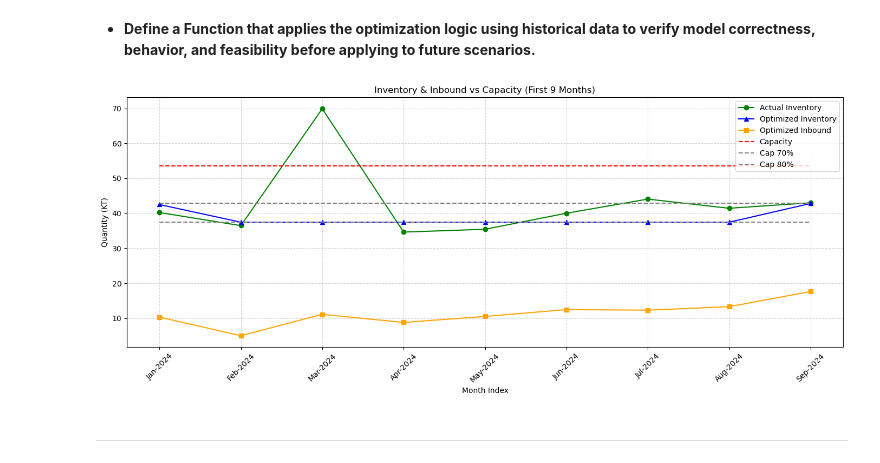
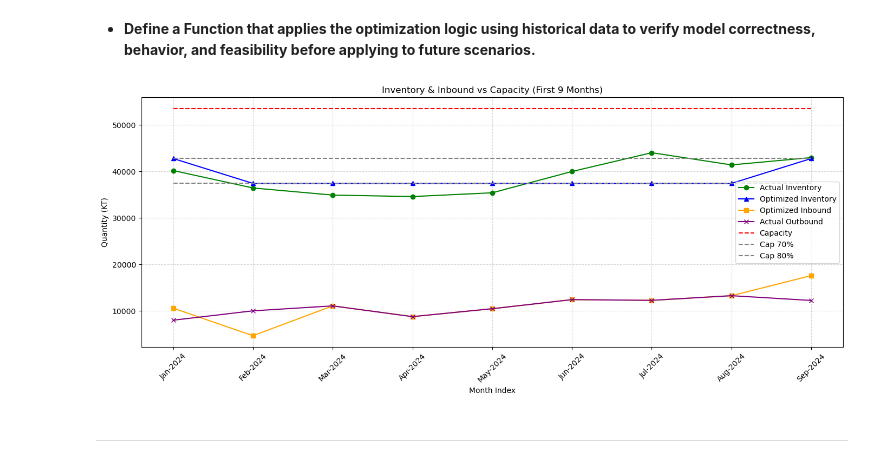
Before and after one commit to Atothegod/Exxon_Hackathon, a Jupyter notebook: 01-Singapore.ipynb, the cells around one changed output. Saved outputs shown, nothing was run; the diff lists cells and outputs as text; code cells hidden in the pictures.

```diff
--- a/01-Singapore.ipynb
+++ b/01-Singapore.ipynb
@@ -423,10 +436,10 @@ plt.show()
 # %% [markdown]
 ## **Adjust Inventory Predicted**
 # %%
-comparison_valid = comparison.dropna(subset=['Predicted_Inventory','Quantity_KT_Inventory'])
+comparison_valid = comparison.dropna(subset=['Predicted_Inventory','Quantity_MT_Inventory'])
 
 X = comparison_valid[['Predicted_Inventory']]
-y = comparison_valid['Quantity_KT_Inventory']
+y = comparison_valid['Quantity_MT_Inventory']
 
 scaler = RobustScaler()
 X_scaled = scaler.fit_transform(X)
@@ -465,9 +478,9 @@ print(f"[Test ] MAE: {mean_absolute_error(y_test, y_test_pred):.2f} | RMSE: {np.
 # %%
 X_all = scaler.transform(comparison[['Predicted_Inventory']].fillna(0))
 comparison['Predicted_Adjusted'] = xgb.predict(X_all)
-comparison['Deviation_Adjusted'] = comparison['Quantity_KT_Inventory'] - comparison['Predicted_Adjusted']
+comparison['Deviation_Adjusted'] = comparison['Quantity_MT_Inventory'] - comparison['Predicted_Adjusted']
 
-fig = px.line(comparison, x='month', y=['Quantity_KT_Inventory', 'Predicted_Inventory', 'Predicted_Adjusted'],
+fig = px.line(comparison, x='month', y=['Quantity_MT_Inventory', 'Predicted_Inventory', 'Predicted_Adjusted'],
               title='Actual vs Predicted Inventory', markers=True)
 fig.update_layout(yaxis_title='Inventory (KT)', xaxis_title='Month')
 fig.show()
@@ -567,7 +580,7 @@ fig.show()
 optimize = pd.DataFrame({
     'Actual Inbound': Inbound_monthly_singapore['Quantity_KT_In'],
     'Actual Outbound': Outbound_monthly_singapore['Quantity_KT_Out'],
-    'Actual Inventory': Inventory_monthly_singapore['Quantity_KT_Inventory'],
+    'Actual Inventory': Inventory_monthly_singapore['Quantity_MT_Inventory'],
     'Adjusted Inventory': comparison['Predicted_Adjusted'],
     'Adjusted Outbound': outbound_comparison['Predicted_Outbound_Adjusted'],
     'Capacity' : singapore_predicted['Total Cap (KT)'].values
@@ -592,15 +605,15 @@ optimize
 # %%
-# new_records = [
-#     [12.0, 9.5, 60, 48.2, 11.0, 53.5, True],
-#     [7.5, 13.0, 44.0, 45.0, 13.1, 53.5, False],
-#     [11.3, 14.8, 59, 43.0, 12.5, 53.5, True]
-# ]
+new_records = [
+    [15000.0, 14500.0, 52000.0, 40000.0, 13000.0, 53500.0, False],
+    [24000.0, 15000.0, 60000.0, 58000.0, 15500.0, 53500.0, False],
+    [40000.0, 14000.0, 80000.0, 36000.0, 13500.0, 52000.0, False]
+]
 
-# columns = ['Actual Inbound', 'Actual Outbound', 'Actual Inventory',
-#            'Adjusted Inventory', 'Adjusted Outbound', 'Capacity', 'Overflow']
+columns = ['Actual Inbound', 'Actual Outbound', 'Actual Inventory',
+           'Adjusted Inventory', 'Adjusted Outbound', 'Capacity', 'Overflow']
 
-# new_df = pd.DataFrame(new_records, columns=columns)
-# optimize = pd.concat([optimize, new_df], ignore_index=True)
+new_df = pd.DataFrame(new_records, columns=columns)
+optimize = pd.concat([optimize, new_df], ignore_index=True)
 
-
-# optimize.tail()
+# ดูผลลัพธ์ล่าสุด
+optimize.tail(5)
@@ -668,27 +688,27 @@ opt_head_9['Cap_80'] = opt_head_9['Capacity'] * 0.80
 # %%
 opt_head_9 = opt_head_9.sort_index()
 x1 = opt_head_9.index
 month_labels = df.loc[x1, 'month'].dt.strftime('%b-%Y').values
 plt.figure(figsize=(14,6))
 
 plt.plot(x1, opt_head_9['Actual Inventory'], label='Actual Inventory', color='green', marker='o')
 plt.plot(x1, opt_head_9['Optimized Inventory'], label='Optimized Inventory', color='blue', marker='^')
 plt.plot(x1, opt_head_9['Optimized Inbound'], label='Optimized Inbound', color='orange', marker='s')
-
+plt.plot(x1, opt_head_9['Actual Outbound'], label='Actual Outbound', color='purple', marker='x' )
 plt.plot(x1, opt_head_9['Capacity'], label='Capacity', color='red', linestyle='--')
 plt.plot(x1, opt_head_9['Cap_70'], label='Cap 70%', color='gray', linestyle='--')
 plt.plot(x1, opt_head_9['Cap_80'], label='Cap 80%', color='gray', linestyle='--')
 
 plt.title('Inventory & Inbound vs Capacity (First 9 Months)')
 plt.xlabel('Month Index')
 plt.ylabel('Quantity (KT)')
 plt.legend()
 plt.grid(True, linestyle='--', alpha=0.5)
 plt.xticks(x1, month_labels, rotation=45)
 plt.tight_layout()
 plt.show()
 # %% [output]
-[figure, old version]
+[figure, new version]
 # %% [markdown]
 ---
 # %% [markdown]
```
Also changed, not shown: parts of 45 cells of this notebook, 9 other files.
